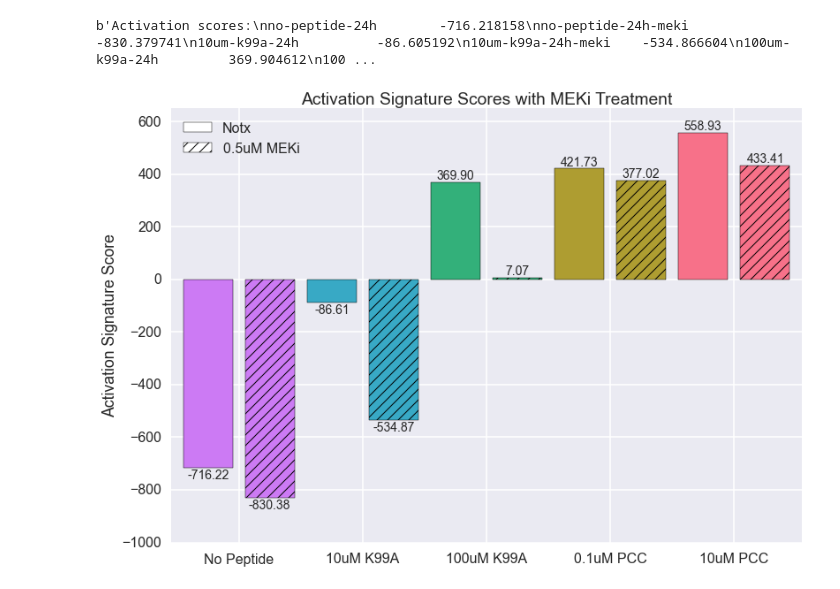
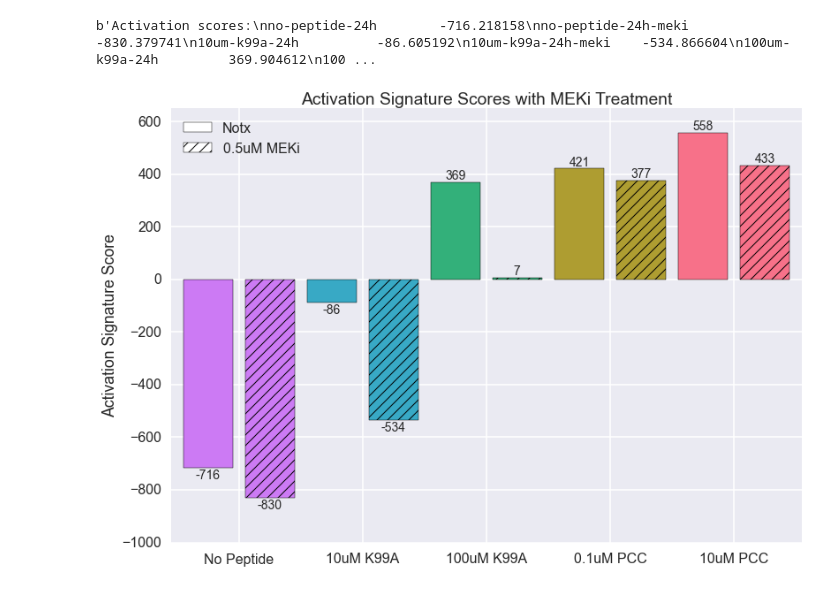
Before and after one commit to karmel/and-tcr-affinity, a Jupyter notebook: andtcr/rna/activationscore/examples/plot_MEKi.ipynb, the cells around one changed output. Cells and saved outputs as stored; diff of their text form; code cells hidden in the pictures.

Commit message:
Activation signature scores

```diff
--- a/andtcr/rna/activationscore/examples/plot_MEKi.ipynb
+++ b/andtcr/rna/activationscore/examples/plot_MEKi.ipynb
@@ -99,32 +99,32 @@ for i, bar in enumerate(bars):
         bar.set_hatch('//')
     else:
         bar.set_hatch(None)
 
 # Custom legend
 notx_patch = plt.Rectangle((0, 0), 1, 1, fc="white")
 meki_patch = plt.Rectangle((0, 0), 1, 1, fc="white", hatch ='//')
 
 plt.legend([notx_patch, meki_patch], ['Notx', '0.5uM MEKi'], loc='upper left')
 
 # Label scores above bars
 for i, score in enumerate(scores):
     if score < 0:
         align = 'top'
         height = score - 5
     else:
         align = 'bottom'
         height = score + 2
-    plt.text(i + .6, height, '%.2f' % score,
+    plt.text(i + .6, height, int(score),
                 ha='center', va=align, fontsize=14)
 
 plt.ylim([plt.ylim()[0], plt.ylim()[1] + 50])
 plt.xlim([0, len(scores) + .2])
 plt.ylabel('Activation Signature Score')
 
 plt.xticks([x + 1.1 for x in x_range if not x%2], labels)
 
 title = 'Activation Signature Scores with MEKi Treatment'
 plt.title(title)
 plt.savefig('figures/{}.png'.format(title.replace(' ', '_')), bbox_inches='tight')
 # %% [output]
-[figure, old version]
+[figure, new version]
```
Also changed, not shown: 28 other files.
